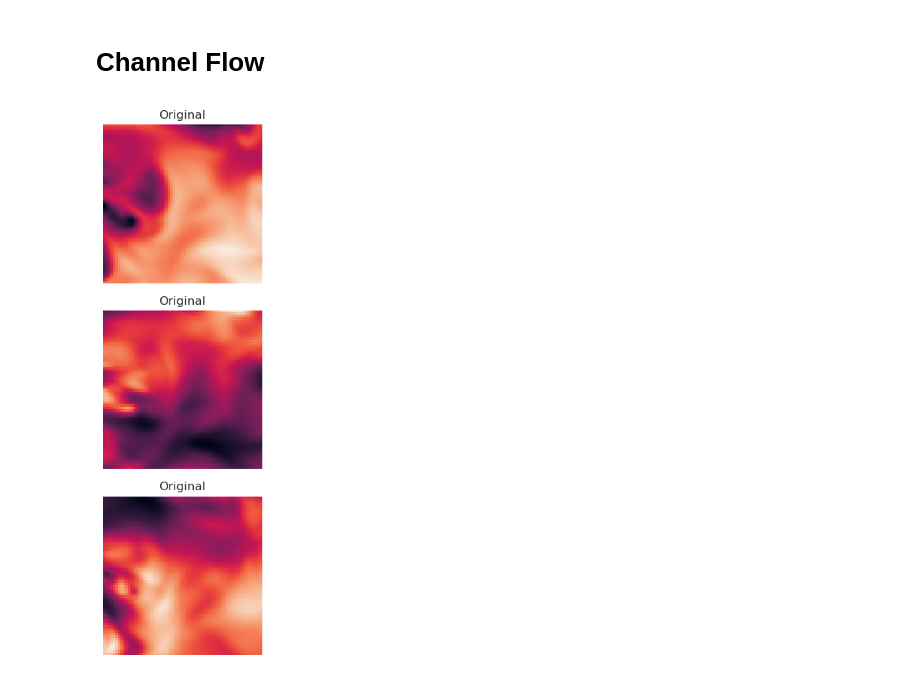
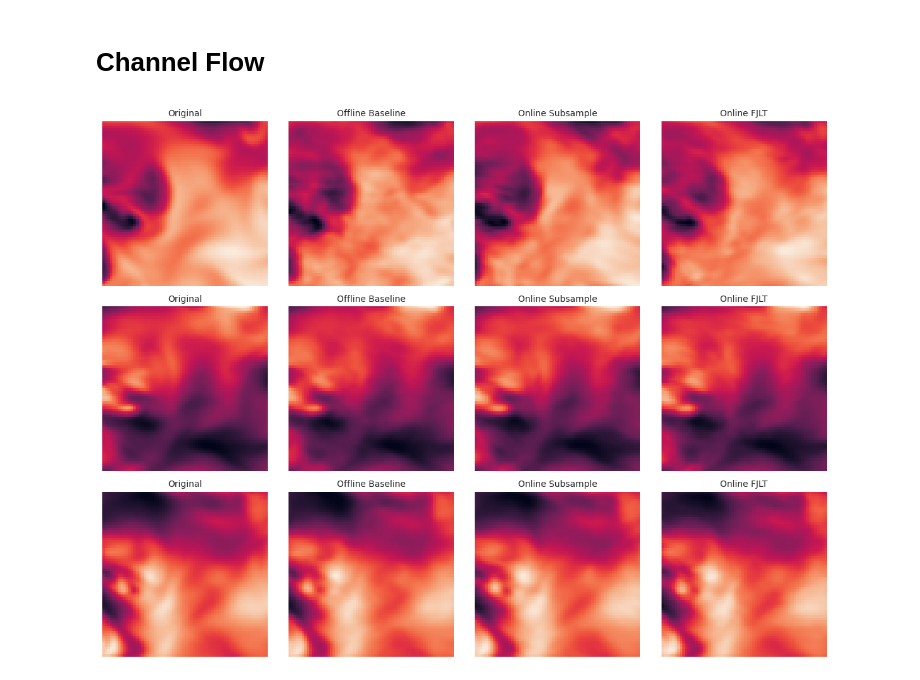
Before and after one commit to RS-Coop/Implicit-Neural-Compression, a Jupyter notebook: Paper Results.ipynb, the cells around one changed output. Saved outputs shown, nothing was run; the diff lists cells and outputs as text; code cells hidden in the pictures.

```diff
--- a/Paper Results.ipynb
+++ b/Paper Results.ipynb
@@ -15,9 +28,9 @@ map = lambda x: np.format_float_positional(x, precision=3, unique=False, fractio
 
 #Extract tb logs
 dfs = []
-for dataset in ["ignition/", "neuron_transport/"]:#, "channel_flow"]:
+for dataset in ["ignition/", "neuron_transport/", "channel_flow/"]:
     log_dir = "lightning_logs/"+dataset
-    experiments = ["hnet_offline_full", "hnet_offline_subsample", "hnet_offline_fjlt", "hnet_online_subsample", "hnet_online_fjlt"]
+    experiments = ["hnet_offline_full", "hnet_offline_subsample", "hnet_offline_fjlt", "hnet_online_baseline", "hnet_online_subsample", "hnet_online_fjlt"]
 
     df = pd.DataFrame(columns=["metric"]+experiments)
     df["metric"] = ["Mean PSNR", "Std PSNR", "Mean RFE", "Std RFE"]
@@ -136,15 +157,0 @@ Fixed sketch size with varying full buffer sizes.
-# %%
-#Extract tb logs
-log_dir = "lightning_logs/neuron_transport/"
-experiments = ["hnet_online_fjlt"]
-experiments.extend([f"hnet_online_fjlt_s_{i}" for i in range(0,-1,-1)])
-
-df = pd.DataFrame(columns=["Full Buffer Size", "RFE", "PSNR"])
-sizes = np.linspace(1, 25, 5)
-
-for i, experiment in enumerate(experiments):
-    reader = tb.SummaryReader(log_dir+experiment)
-    df_ = reader.scalars
-    df_ = df_[df_["tag"].isin(["real_test_avg_PSNR", "real_test_avg_RFError"])]
-
-    df.loc[i] = [sizes[i], df_.loc[1,"value"], df_.loc[0,"value"]]
@@ -255,26 +244,30 @@ frame = 249
 z_slice = 31
 
 raw = np.load("data/channel_flow/features_64_500.npy")[frame,:,:].reshape(64,64,64,-1)[:,:,z_slice,:]
-# r_baseline = np.load("")[frame,:,:].reshape(64,64,64,-1)[:,:,z_slice,:]
-# r_fjlt = np.load("")[frame,:,:].reshape(64,64,64,-1)[:,:,z_slice,:]
+r_baseline = np.load("lightning_logs/channel_flow/hnet_offline_full/version_2/reconstruction.npy")[frame,:,:].reshape(64,64,64,-1)[:,:,z_slice,:]
+r_subsample = np.load("lightning_logs/channel_flow/hnet_online_subsample/version_4/reconstruction.npy")[frame,:,:].reshape(64,64,64,-1)[:,:,z_slice,:]
+r_fjlt = np.load("lightning_logs/channel_flow/hnet_online_fjlt/version_4/reconstruction.npy")[frame,:,:].reshape(64,64,64,-1)[:,:,z_slice,:]
 # %%
-fig, axs = plt.subplots(3,3,figsize=(12,8))
+fig, axs = plt.subplots(3,4,figsize=(12,9))
 
 for i in range(3):
     axs[i,0].imshow(raw[:,:,i])
     axs[i,0].set_title("Original")
 
-    # axs[i,1].imshow(r_fjlt[:,:,i])
-    # axs[i,1].set_title("Offline Baseline")
+    axs[i,1].imshow(r_baseline[:,:,i])
+    axs[i,1].set_title("Offline Baseline")
 
-    # axs[i,2].imshow(raw_baseline[:,:,i])
-    # axs[i,2].set_title("Online FJLT")
+    axs[i,2].imshow(r_subsample[:,:,i])
+    axs[i,2].set_title("Online Subsample")
+
+    axs[i,3].imshow(r_fjlt[:,:,i])
+    axs[i,3].set_title("Online FJLT")
 
 for ax in np.ravel(axs):
     ax.grid(False)
     ax.axis(False)
 
 fig.tight_layout()
 # %% [output]
-[figure, old version]
+[figure, new version]
 # %%
```
Also changed, not shown: parts of 19 cells of this notebook, 7 other files.
